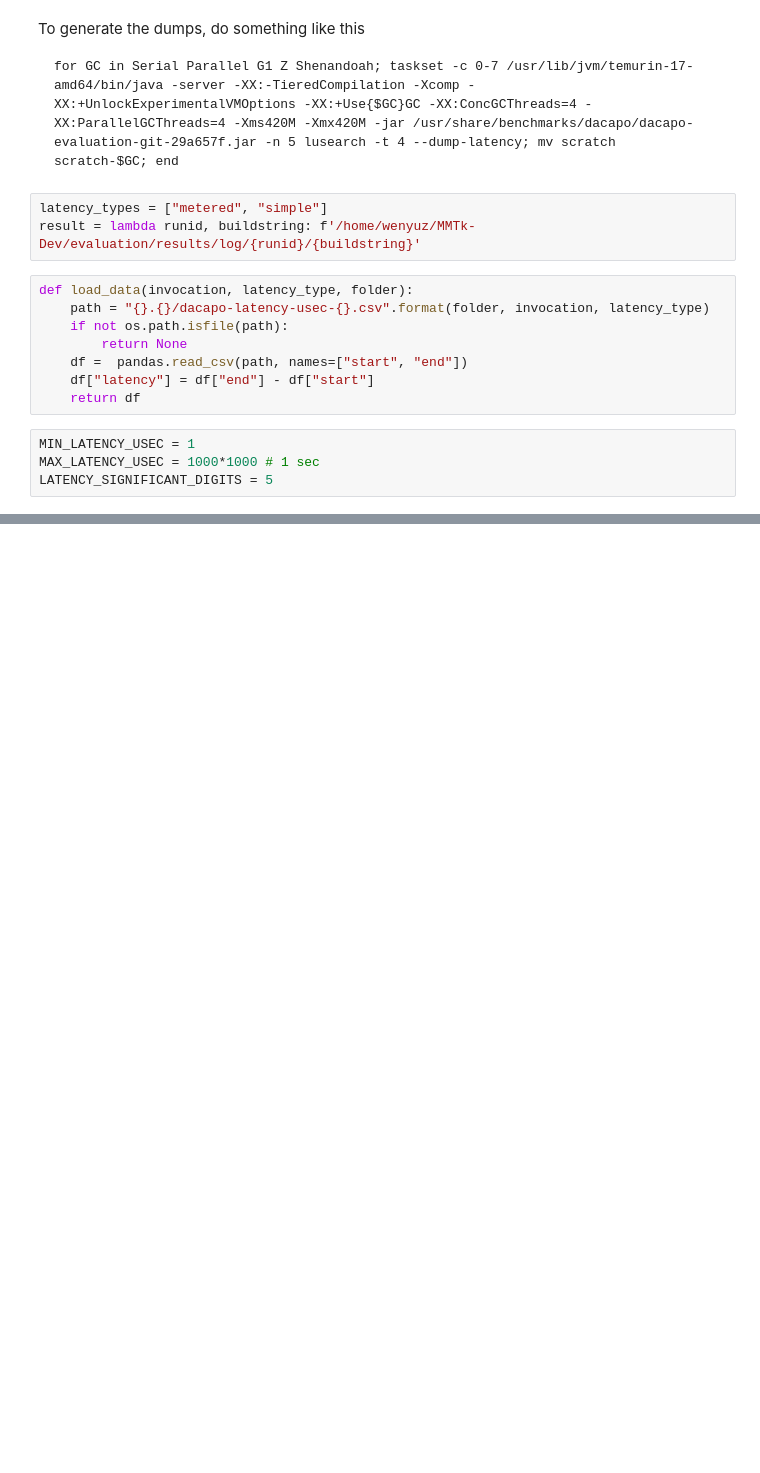
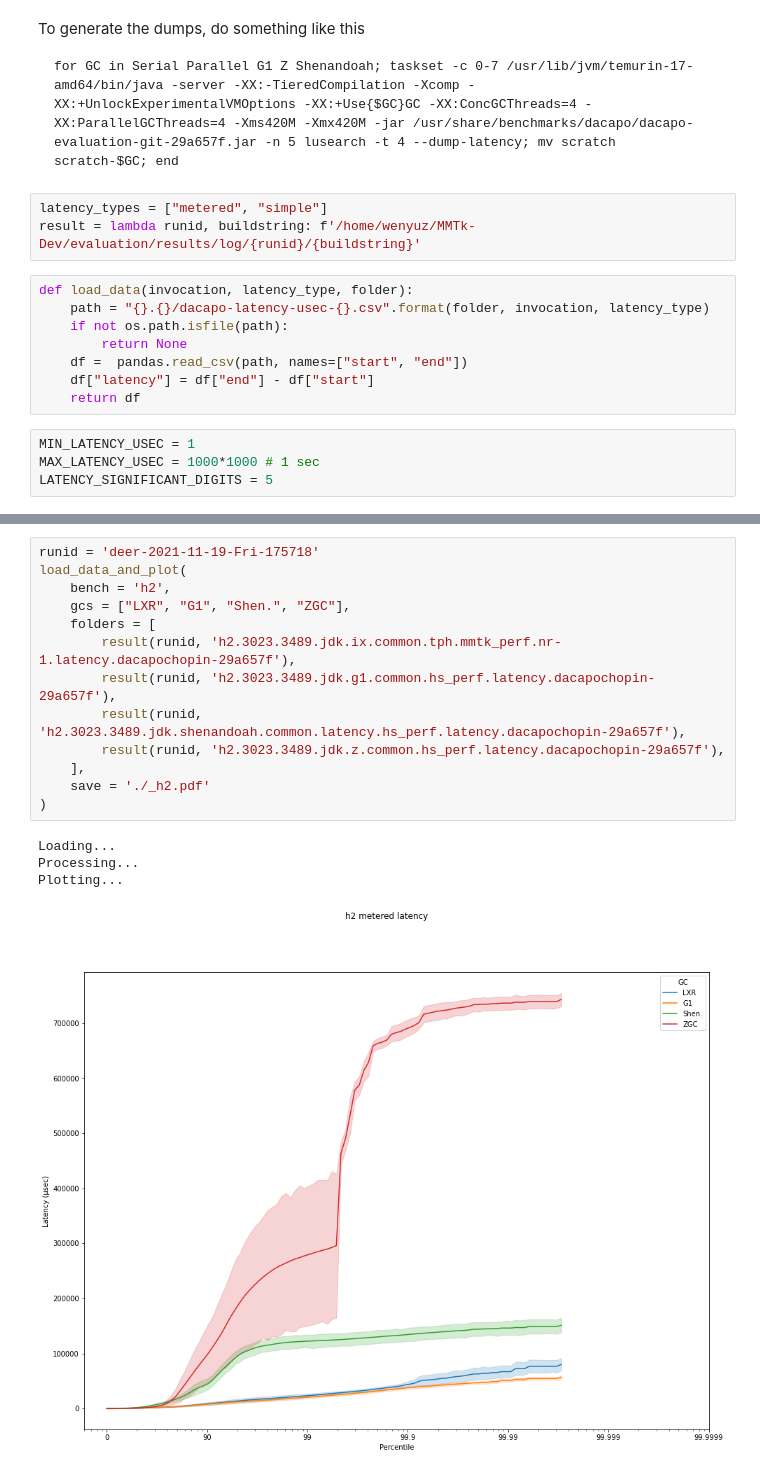
Before and after one commit to wenyuzhao/mmtk-dev, a Jupyter notebook: evaluation/configs/lxr-new-latency-curve/latency_dump.ipynb, the cells around one changed output, grey strips where cells are left out. Drawn from its saved outputs; the diff is of its cells as text; blank space fills up the shorter version.

```diff
--- a/evaluation/configs/lxr-new-latency-curve/latency_dump.ipynb
+++ b/evaluation/configs/lxr-new-latency-curve/latency_dump.ipynb
@@ -78,0 +107,18 @@ Plotting...
+# %%
+runid = 'deer-2021-11-19-Fri-175718'
+load_data_and_plot(
+    bench = 'h2',
+    gcs = ["LXR", "G1", "Shen.", "ZGC"],
+    folders = [
+        result(runid, 'h2.3023.3489.jdk.ix.common.tph.mmtk_perf.nr-1.latency.dacapochopin-29a657f'),
+        result(runid, 'h2.3023.3489.jdk.g1.common.hs_perf.latency.dacapochopin-29a657f'),
+        result(runid, 'h2.3023.3489.jdk.shenandoah.common.latency.hs_perf.latency.dacapochopin-29a657f'),
+        result(runid, 'h2.3023.3489.jdk.z.common.hs_perf.latency.dacapochopin-29a657f'),
+    ],
+    save = './_h2.pdf'
+)
+# %% [output]
+Loading...
+Processing...
+Plotting...
+[figure, added]
```
Also changed, not shown: parts of 5 cells of this notebook, 6 other files.
